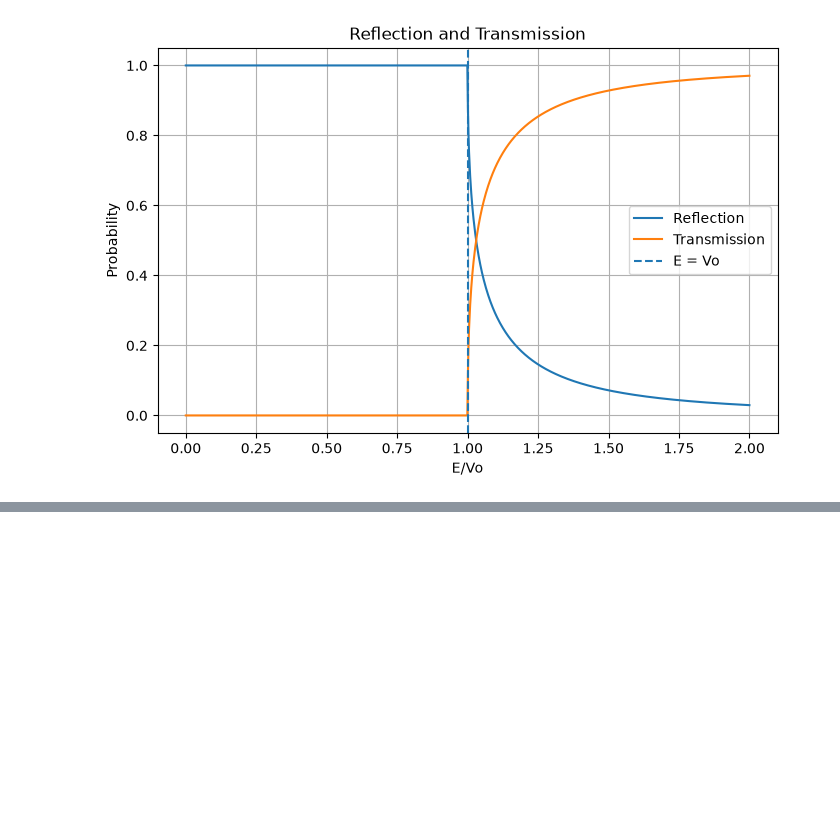
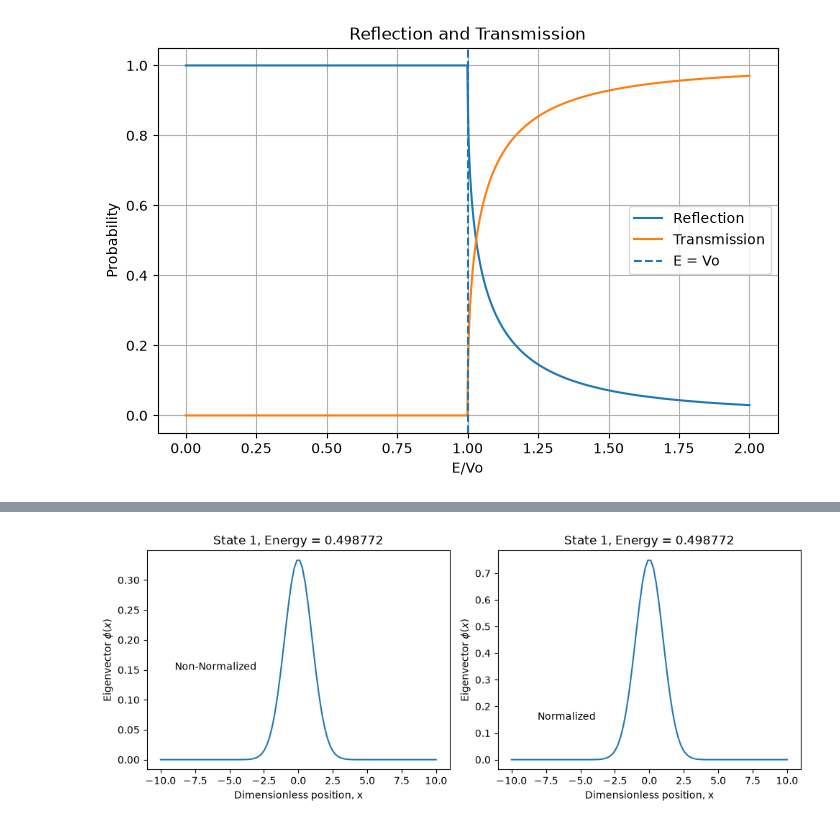
Before and after one commit to laxmi-rajput109/1824901-Quantum-Mechanics, a Jupyter notebook: SchrodingerEquation.ipynb, the cells around one changed output, grey strips where cells are left out. Cells and saved outputs as stored; diff of their text form; code cells hidden in the pictures; blank space fills up the shorter version.

```diff
--- a/SchrodingerEquation.ipynb
+++ b/SchrodingerEquation.ipynb
@@ -403,0 +424,32 @@ plot_probability_step_potential(grid,phi,phi_norm,state_index)
+# %%
+def plot_harmonic_potential(full_grid,phi,phi_normalized,energy_value,state_index):
+    state=state_index+1
+
+    fig,(ax1,ax2)=plt.subplots(1,2,figsize=(10,4))
+
+    ax1.plot(full_grid,phi)
+    ax1.set_xlabel("Dimensionless position, x")
+    ax1.set_ylabel(r"Eigenvector $\phi(x)$")
+    ax1.set_title(f"State {state}, Energy = {energy_value:.6f}")
+    ax1.text(-6,0.15,"Non-Normalized",ha="center")
+
+    ax2.plot(full_grid,phi_normalized)
+    ax2.set_xlabel("Dimensionless position, x")
+    ax2.set_ylabel(r"Eigenvector $\phi(x)$")
+    ax2.set_title(f"State {state}, Energy = {energy_value:.6f}")
+    ax2.text(-6,0.15,"Normalized",ha="center")
+
+    plt.tight_layout()
+    plt.show()
+# %%
+xi = -10
+xf = 10
+interior_points = 100
+
+phi, full_grid, phi_normalized, energy = solve_harmonic_potential(
+    xi, xf, interior_points, 0
+)
+
+plot_harmonic_potential(full_grid, phi, phi_normalized, energy, 0)
+# %% [output]
+[figure, added]
```
Also changed, not shown: parts of 5 cells of this notebook.
